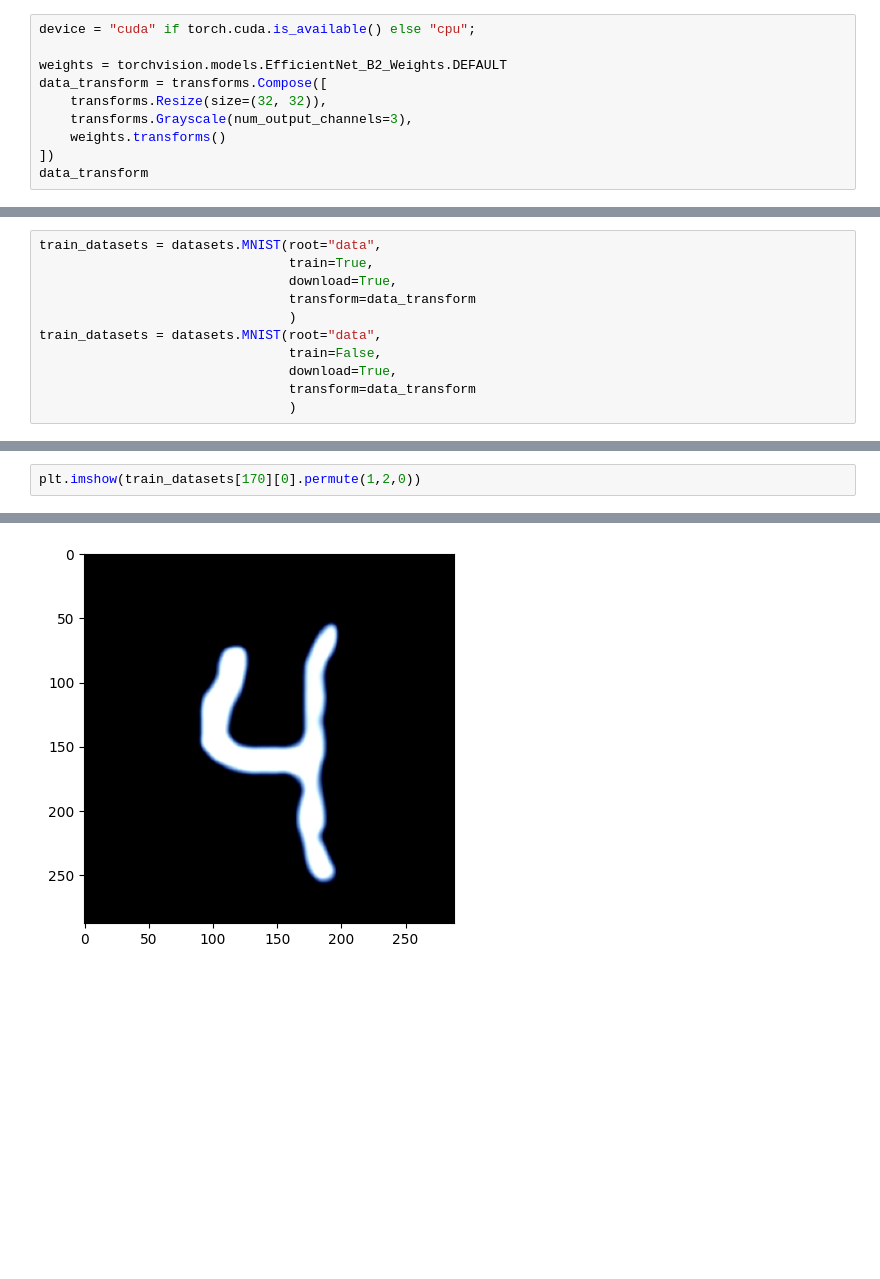
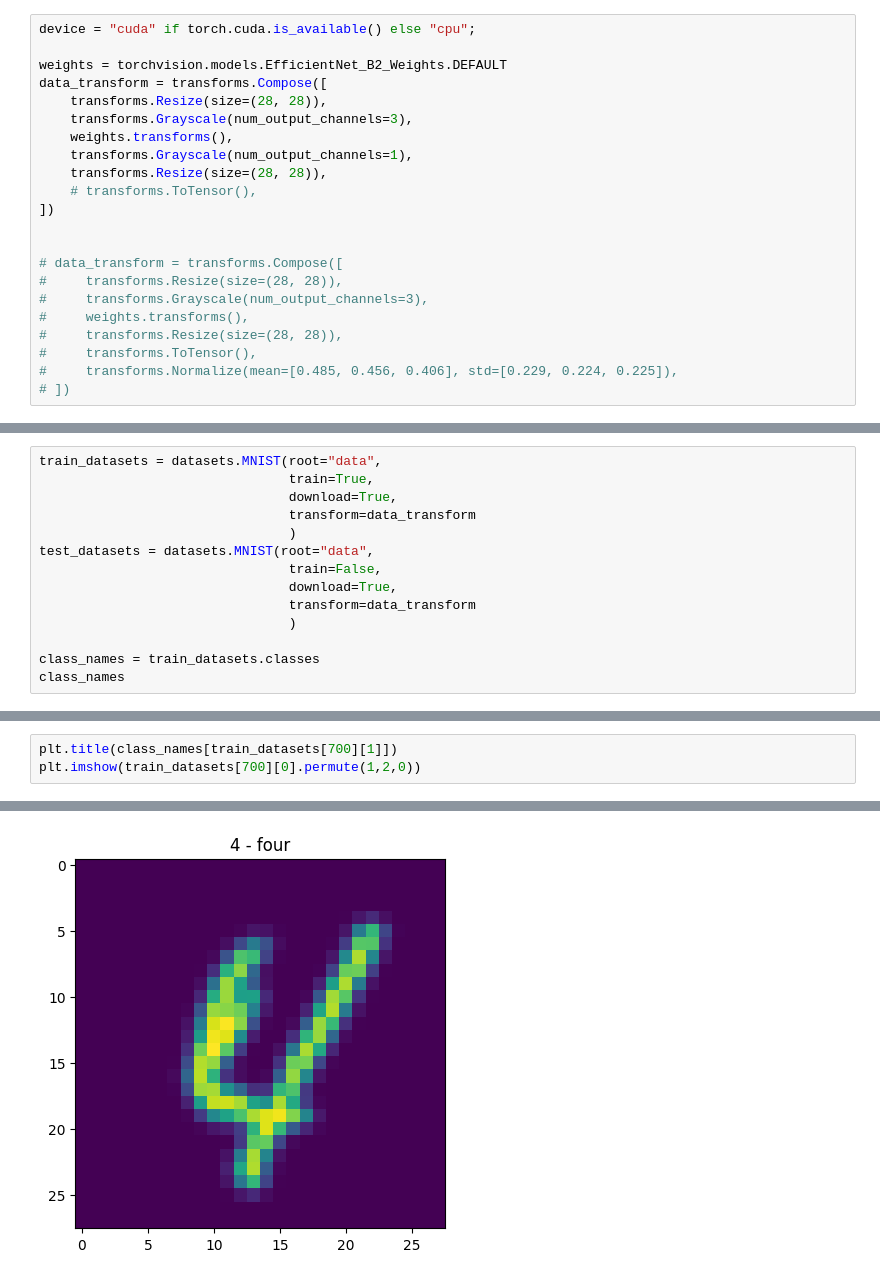
Before and after one commit to Adegbite-Joshua/Learning-Python, a Jupyter notebook: pytorch/practice2_MNIST.ipynb, the cells around one changed output, grey strips where cells are left out. Drawn from its saved outputs; the diff is of its cells as text; blank space fills up the shorter version.

Commit message:
Training a model with MNIST datasets to classify number images

```diff
--- a/pytorch/practice2_MNIST.ipynb
+++ b/pytorch/practice2_MNIST.ipynb
@@ -31,8 +44,20 @@ device = "cuda" if torch.cuda.is_available() else "cpu";
 
 weights = torchvision.models.EfficientNet_B2_Weights.DEFAULT
 data_transform = transforms.Compose([
-    transforms.Resize(size=(32, 32)),
+    transforms.Resize(size=(28, 28)),
     transforms.Grayscale(num_output_channels=3),
-    weights.transforms()
+    weights.transforms(),
+    transforms.Grayscale(num_output_channels=1),
+    transforms.Resize(size=(28, 28)),
+    # transforms.ToTensor(),
 ])
-data_transform
+
+
+# data_transform = transforms.Compose([
+#     transforms.Resize(size=(28, 28)),
+#     transforms.Grayscale(num_output_channels=3),
+#     weights.transforms(),
+#     transforms.Resize(size=(28, 28)),
+#     transforms.ToTensor(),
+#     transforms.Normalize(mean=[0.485, 0.456, 0.406], std=[0.229, 0.224, 0.225]),
+# ])
@@ -54,8 +67,11 @@ train_datasets = datasets.MNIST(root="data",
                                 download=True,
                                 transform=data_transform
                                 )
-train_datasets = datasets.MNIST(root="data",
+test_datasets = datasets.MNIST(root="data",
                                 train=False,
                                 download=True,
                                 transform=data_transform
                                 )
+
+class_names = train_datasets.classes
+class_names
@@ -82,3 +144,4 @@ train_datasets[0]
 # %%
-plt.imshow(train_datasets[170][0].permute(1,2,0))
+plt.title(class_names[train_datasets[700][1]])
+plt.imshow(train_datasets[700][0].permute(1,2,0))
 # %% [output]
@@ -87 +149 @@ WARNING:matplotlib.image:Clipping input data to the valid range for imshow with
-[figure, old version]
+[figure, new version]
```
Also changed, not shown: parts of 18 cells of this notebook.
